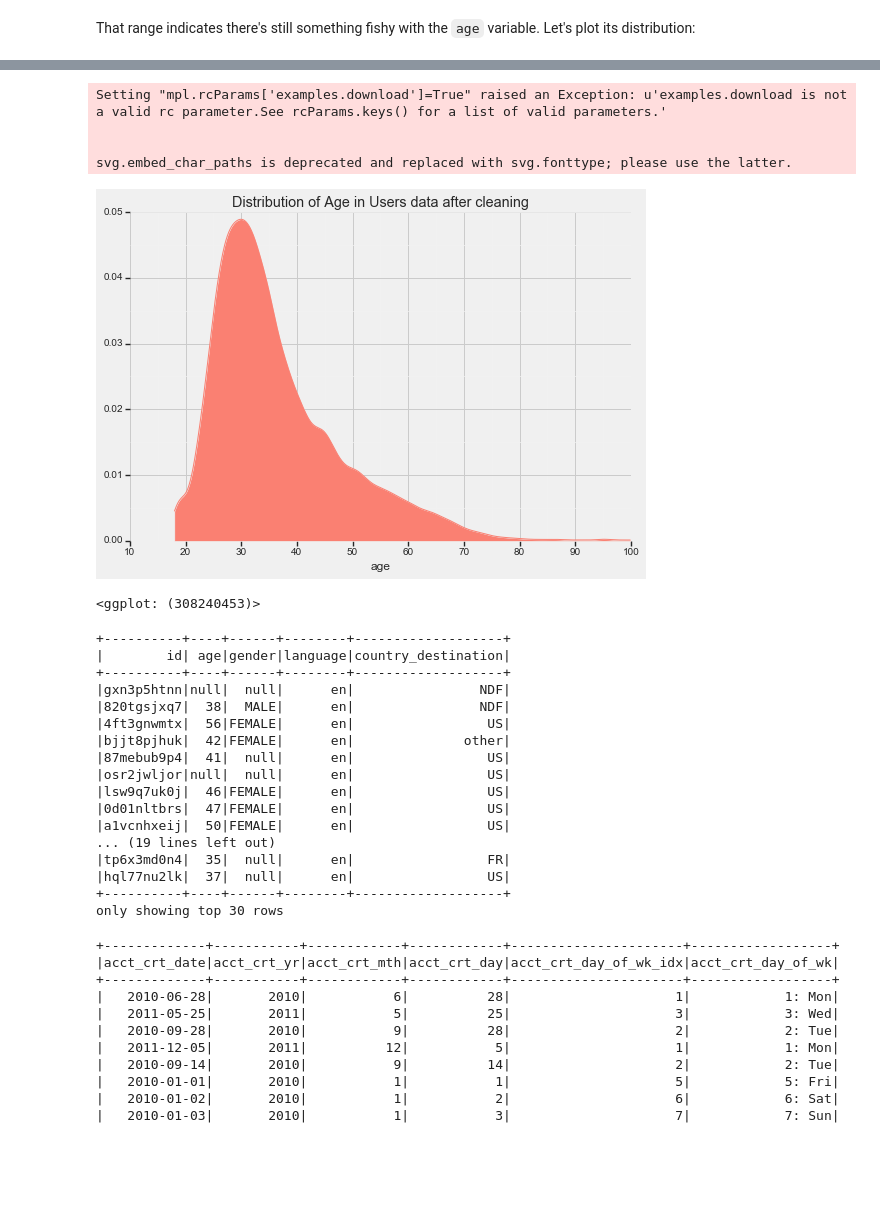
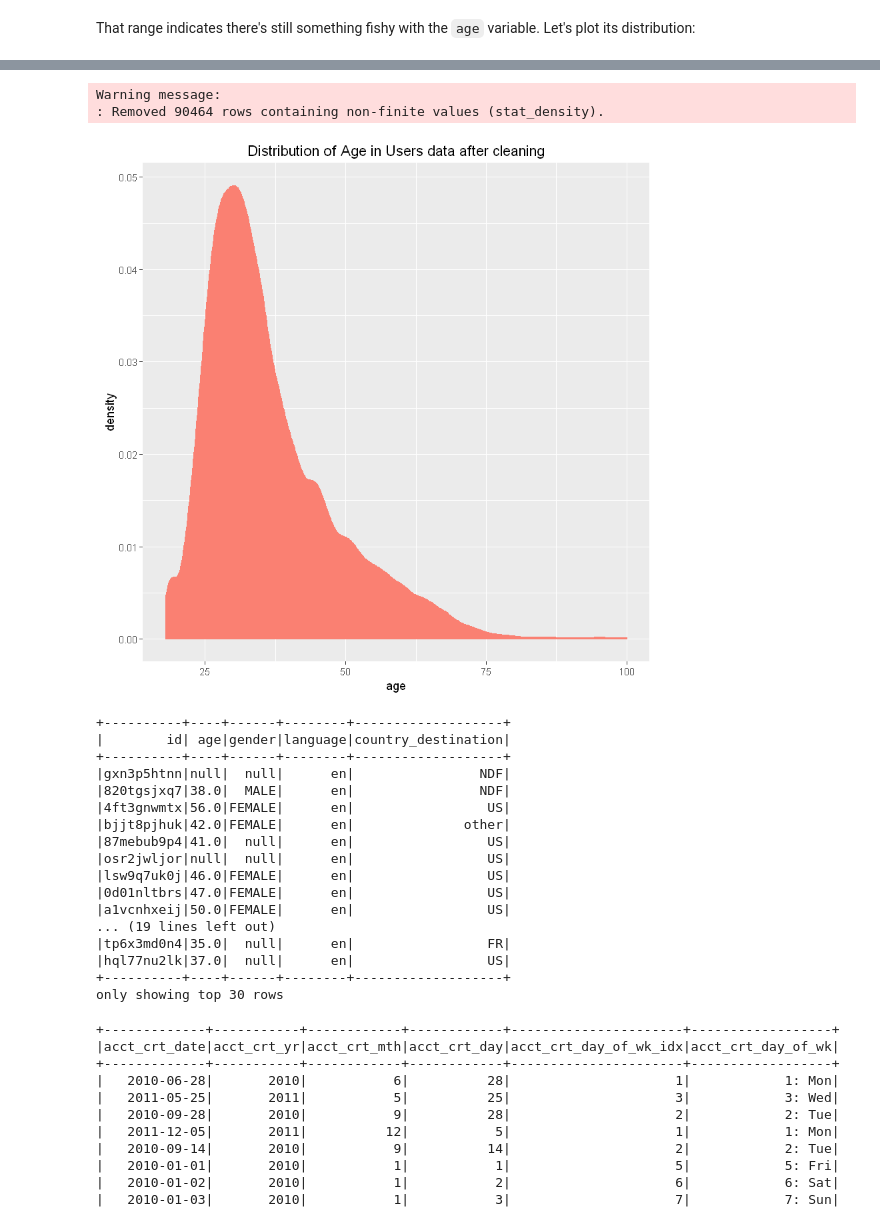
Before and after one commit to ChicagoBoothAnalytics/RelationalData, a Jupyter notebook: Cases/Kaggle AirBnB/R/KaggleAirBnB-RDataFrame-RDataTable-SparkRSQLDataFrame.ipynb, the cells around one changed output, grey strips where cells are left out. Cells and saved outputs as stored; diff of their text form; code cells hidden in the pictures; blank space fills up the shorter version.

```diff
--- a/Cases/Kaggle AirBnB/R/KaggleAirBnB-RDataFrame-RDataTable-SparkRSQLDataFrame.ipynb
+++ b/Cases/Kaggle AirBnB/R/KaggleAirBnB-RDataFrame-RDataTable-SparkRSQLDataFrame.ipynb
@@ -159,11 +163,11 @@ if (!exists('sc')) {
 
     if (WINDOWS_LOCAL_MODE) {
         # if running on Windows, use SQLContext because HiveContext does not work on Windows
-        sqlc = sparkRSQL.init(sc)
+        sqlc <- sparkRSQL.init(sc)
     } else {
         # if running on Mac or AWS EMR YARN, use more advanced HiveContext
         # ref: http://stackoverflow.com/questions/33666545/what-is-difference-between-apache-spark-sqlcontext-vs-hivecontext
-        sqlc = sparkRHive.init(sc)
+        sqlc <- sparkRHive.init(sc)
     }
 }
 
@@ -308,7 +311,7 @@ setClass('POSIXlt_DateTime')
 setAs('character', 'POSIXlt_DateTime', converter_from_str_to_POSIXlt)
 # %%
 users_df$gender <- factor(users_df$gender)
-users_df$signup_medthod <- factor(users_df$signup_method)
+users_df$signup_method <- factor(users_df$signup_method)
 users_df$signup_flow <- factor(users_df$signup_flow)
 users_df$language <- factor(users_df$language)
 users_df$affiliate_channel <- factor(users_df$affiliate_channel)
@@ -2727,47 +2658,42 @@ root
 # %%
 # let's quickly sanity-check the cleaned-up 'age' variable
 
 # GGplot histogram
-ggplot.ggplot(
-        ggplot.aes(x='age'),
-        data=users_ddf.select('age').toPandas()) + \
-    ggplot.geom_density(
+ggplot(as.data.frame(select(users_ddf, col='age')), aes(x=age)) +
+    geom_density(
         color='salmon',
-        fill='salmon') + \
-    ggplot.ggtitle('Distribution of Age in Users data after cleaning') + \
-    ggplot.theme_538()
+        fill='salmon') +
+    ggtitle('Distribution of Age in Users data after cleaning')
 # %% [output]
-Setting "mpl.rcParams['examples.download']=True" raised an Exception: u'examples.download is not a valid rc parameter.See rcParams.keys() for a list of valid parameters.'
-
-
-svg.embed_char_paths is deprecated and replaced with svg.fonttype; please use the latter.
+Warning message:
+: Removed 90464 rows containing non-finite values (stat_density).
-[figure, old version]
+[figure, new version]
-<ggplot: (308240453)>
 # %%
-users_ddf\
-    .select(
-        'id',
-        'age',
-        'gender',
-        'language',
-        'country_destination')\
-    .show(NB_EXAMPLES_TO_SHOW)
+showDF(
+    select(
+        users_ddf,
+        col=c('id',
+              'age',
+              'gender',
+              'language',
+              'country_destination')),
+    numRows=NB_EXAMPLES_TO_SHOW)
 # %% [output]
 +----------+----+------+--------+-------------------+
 |        id| age|gender|language|country_destination|
 +----------+----+------+--------+-------------------+
 |gxn3p5htnn|null|  null|      en|                NDF|
-|820tgsjxq7|  38|  MALE|      en|                NDF|
-|4ft3gnwmtx|  56|FEMALE|      en|                 US|
-|bjjt8pjhuk|  42|FEMALE|      en|              other|
-|87mebub9p4|  41|  null|      en|                 US|
+|820tgsjxq7|38.0|  MALE|      en|                NDF|
+|4ft3gnwmtx|56.0|FEMALE|      en|                 US|
+|bjjt8pjhuk|42.0|FEMALE|      en|              other|
+|87mebub9p4|41.0|  null|      en|                 US|
 |osr2jwljor|null|  null|      en|                 US|
-|lsw9q7uk0j|  46|FEMALE|      en|                 US|
-|0d01nltbrs|  47|FEMALE|      en|                 US|
-|a1vcnhxeij|  50|FEMALE|      en|                 US|
+|lsw9q7uk0j|46.0|FEMALE|      en|                 US|
+|0d01nltbrs|47.0|FEMALE|      en|                 US|
+|a1vcnhxeij|50.0|FEMALE|      en|                 US|
 ... (19 lines left out)
-|tp6x3md0n4|  35|  null|      en|                 FR|
-|hql77nu2lk|  37|  null|      en|                 US|
+|tp6x3md0n4|35.0|  null|      en|                 FR|
+|hql77nu2lk|37.0|  null|      en|                 US|
 +----------+----+------+--------+-------------------+
 only showing top 30 rows
 # %%
```
Also changed, not shown: parts of 166 cells of this notebook.
